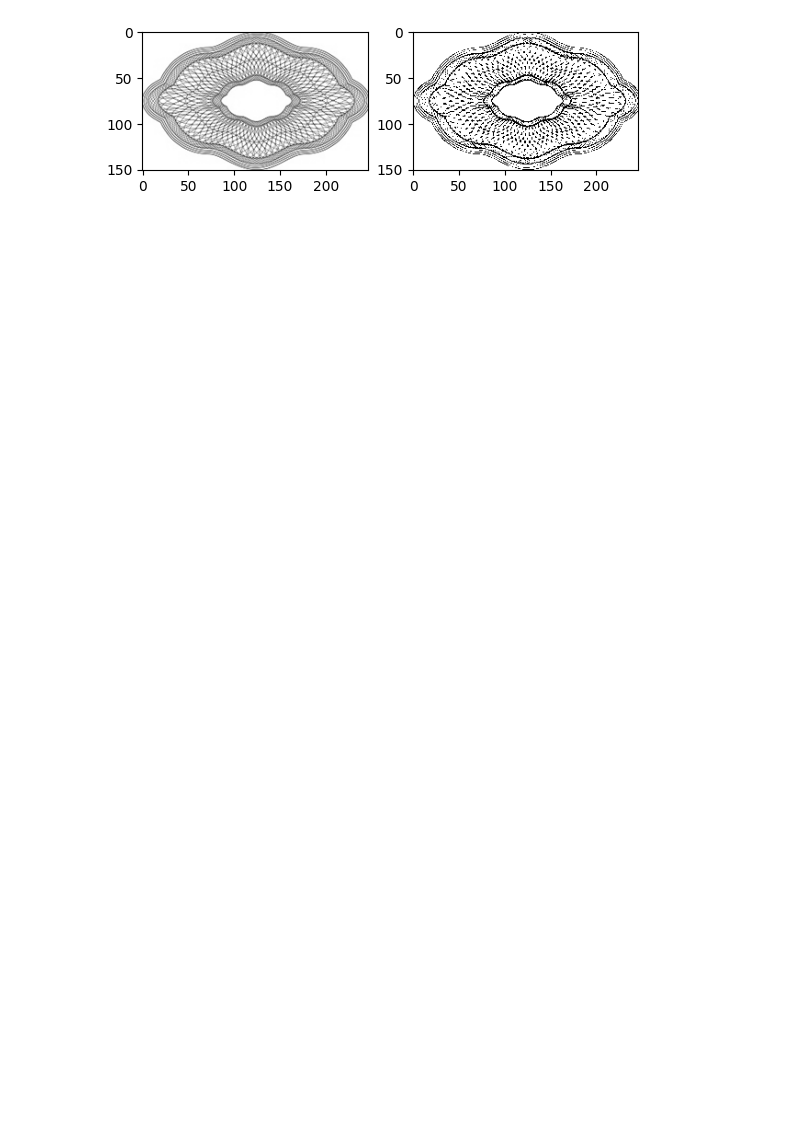
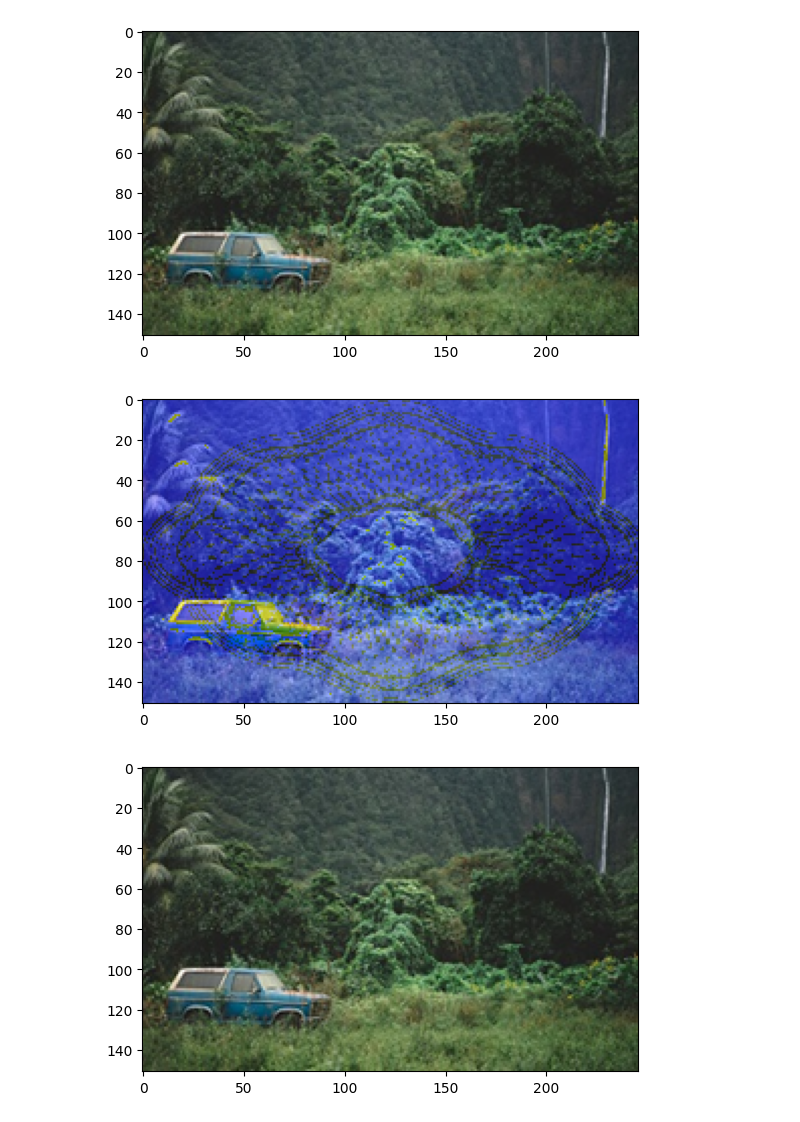
Before and after one commit to KlymentievMaksym/CompGraph, a Jupyter notebook: Lab6.ipynb, the cells around one changed output. Drawn from its saved outputs; the diff is of its cells as text; code cells hidden in the pictures; blank space fills up the shorter version.

```diff
--- a/Lab6.ipynb
+++ b/Lab6.ipynb
@@ -2,26 +37,3 @@
 from PIL import Image as Im
 import matplotlib.pyplot as plt
 import numpy as np
-# %%
-wm = Im.open("lab6/WM.png")
-img = Im.open("lab6/InputImage.png")
-m1, n1 = img.size
-img_g = Im.Image.convert(img, "L")
-wm_g = Im.Image.convert(wm, "L")
-m2, n2 = wm.size
-m = min(m1, m2)
-n = min(n1, n2)
-fig, [ax1, ax2] = plt.subplots(1, 2)
-
-wm_array = np.array(wm_g, dtype=np.double)
-img_array = np.array(img_g)
-
-ax1.imshow(Im.fromarray(wm_array), cmap="gray")
-wm_array = ((wm_array - np.min(np.min(wm_array))) / (np.max(np.max(wm_array)) - np.min(np.min(wm_array)))) * 255
-wm_array[wm_array > 127] = 255
-wm_array[wm_array <= 127] = 0
-ax2.imshow(Im.fromarray(wm_array), cmap="gray")
-img_fragment = img_array[:m, :n]
-wm_fragment = wm_array[:m, :n]
-# %% [output]
-[figure, removed]
@@ -27,0 +131,17 @@ wm_fragment = wm_array[:m, :n]
+# %%
+wm = "lab6/WM.png"
+img = "lab6/InputImage.png"
+
+sg = Sg(img, wm)
+# sg.show_for_all_bits_for_color(2)
+# sg.show_for_all_bits_for_color(0)
+# sg.show_for_all_bits_for_color(1)
+# sg.show_specified_bit_for_color(7, 2)
+sg.show()
+sg.show(7, 2)
+sg.extract_watermark()
+# sg.extract_watermark()
+# %% [output]
+[figure, added]
+[figure, added]
+[figure, added]
```
Also changed, not shown: parts of 3 cells of this notebook.
